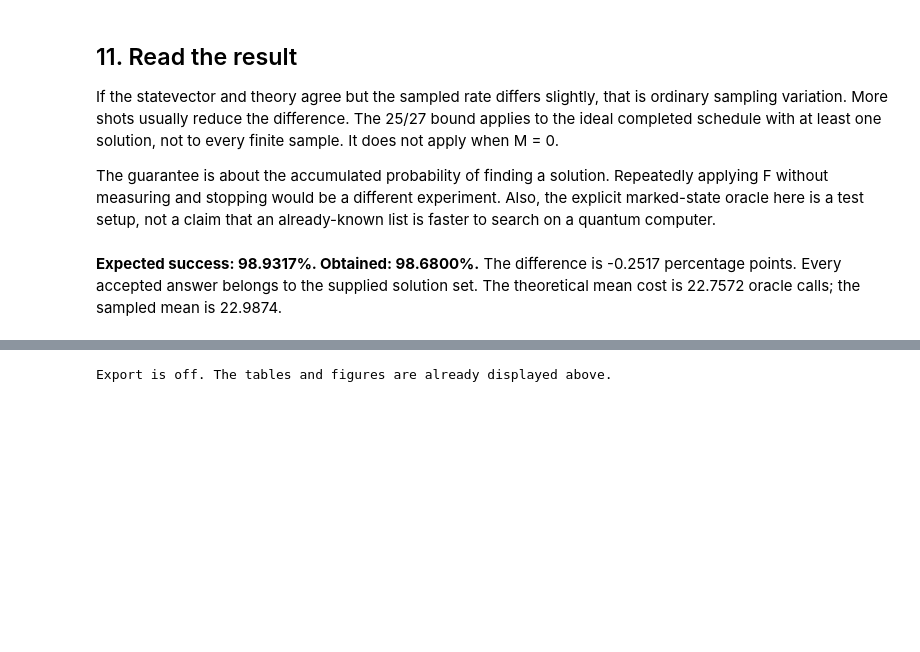
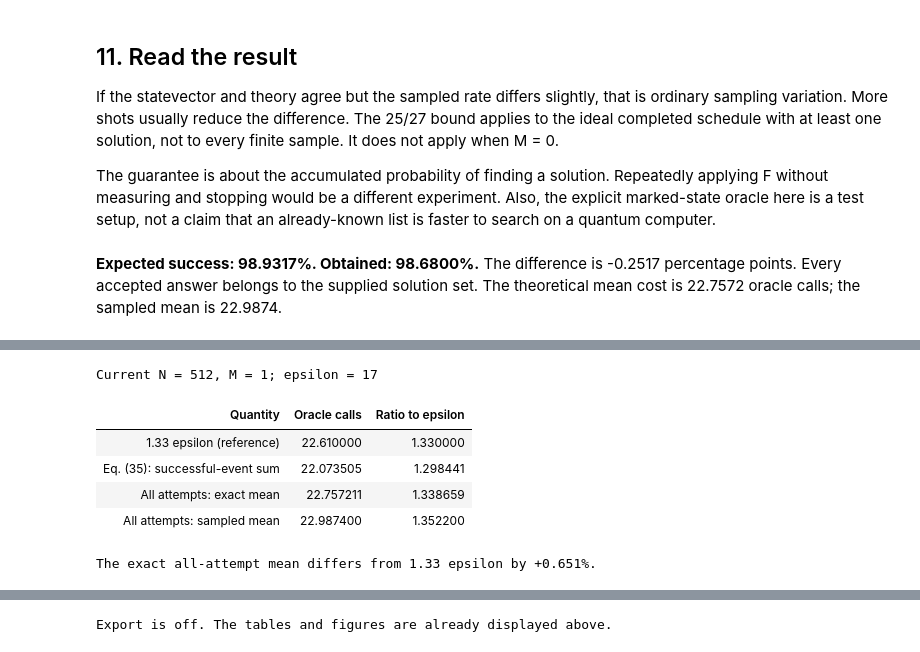
Before and after one commit to dubeyPraY/Fixed-Point-Search, a Jupyter notebook: notebooks/fixed_point_search.ipynb, the cells around one changed output, grey strips where cells are left out. Cells and saved outputs as stored; diff of their text form; code cells hidden in the pictures; blank space fills up the shorter version.

```diff
--- a/notebooks/fixed_point_search.ipynb
+++ b/notebooks/fixed_point_search.ipynb
@@ -712,0 +734,30 @@ else:
+# %%
+# Use exactly the epsilon convention written in Eq. (6).
+epsilon = math.floor(math.pi / 4 * math.sqrt(N / M) - 0.5) if M else None
+successful_event_cost = float(theory_first @ QUERY_COUNTS)
+epsilon_headers = ["Quantity", "Oracle calls", "Ratio to epsilon"]
+epsilon_rows = []
+cost_comparisons = [
+    ("1.33 epsilon (reference)", 1.33 * epsilon if epsilon is not None else None),
+    ("Eq. (35): successful-event sum", successful_event_cost),
+    ("All attempts: exact mean", result["expected_oracle_calls"]),
+    ("All attempts: sampled mean", sampled_query_mean),
+]
+for label, value in cost_comparisons:
+    ratio = f"{value / epsilon:.6f}" if epsilon and value is not None else "undefined"
+    epsilon_rows.append([label, f"{value:.6f}" if value is not None else "undefined", ratio])
+print(f"Current N = {N:,}, M = {M:,}; epsilon = {epsilon if epsilon is not None else 'undefined'}")
+show_table(epsilon_headers, epsilon_rows)
+if epsilon:
+    relative_difference = result["expected_oracle_calls"] / (1.33 * epsilon) - 1
+    print(f"The exact all-attempt mean differs from 1.33 epsilon by {100 * relative_difference:+.3f}%.")
+else:
+    print("The epsilon ratio is not defined for this setting. The search results above still apply.")
+# %% [output]
+Current N = 512, M = 1; epsilon = 17
+| Quantity | Oracle calls | Ratio to epsilon |
+| 1.33 epsilon (reference) | 22.610000 | 1.330000 |
+| Eq. (35): successful-event sum | 22.073505 | 1.298441 |
+| All attempts: exact mean | 22.757211 | 1.338659 |
+| All attempts: sampled mean | 22.987400 | 1.352200 |
+The exact all-attempt mean differs from 1.33 epsilon by +0.651%.
```
Also changed, not shown: parts of 5 cells of this notebook.
